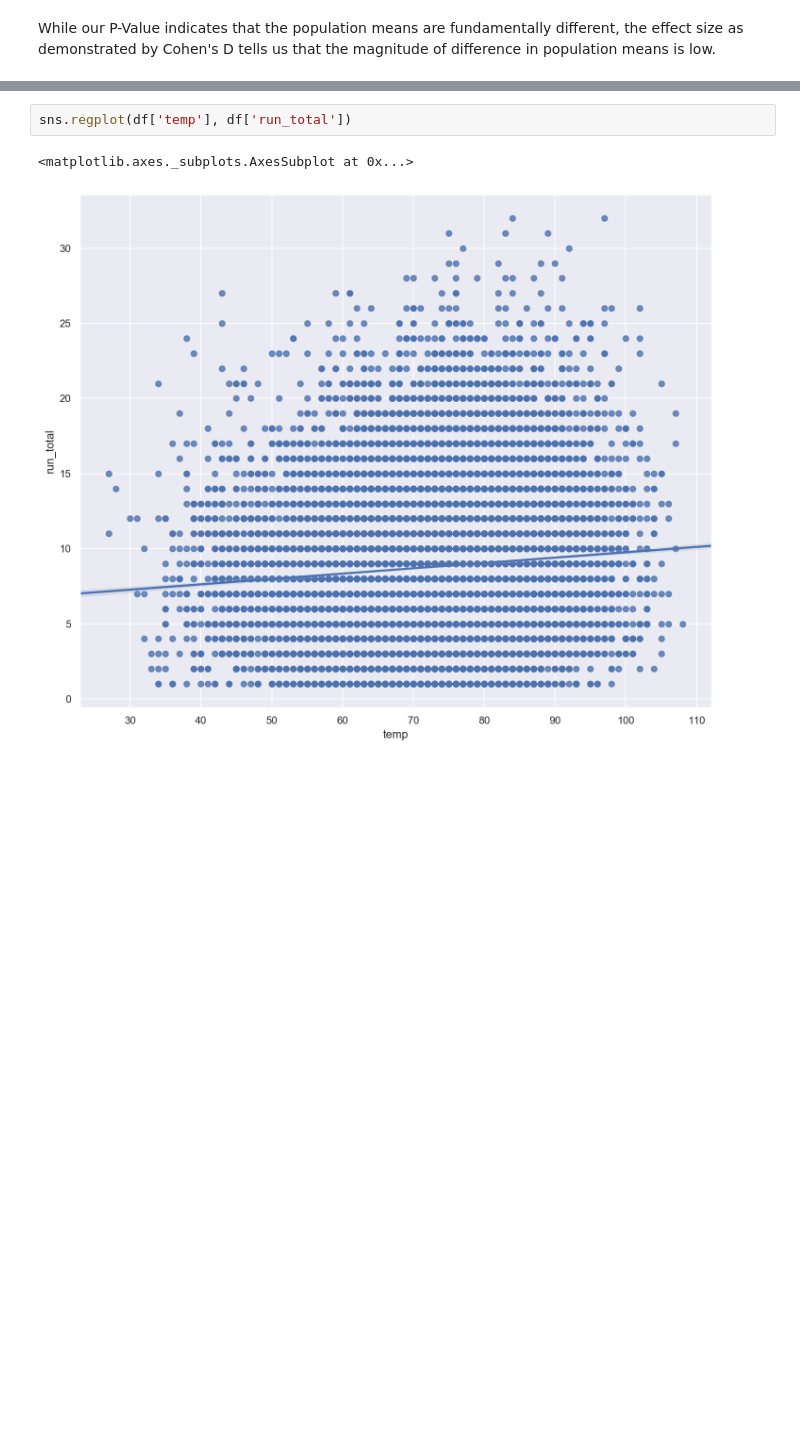
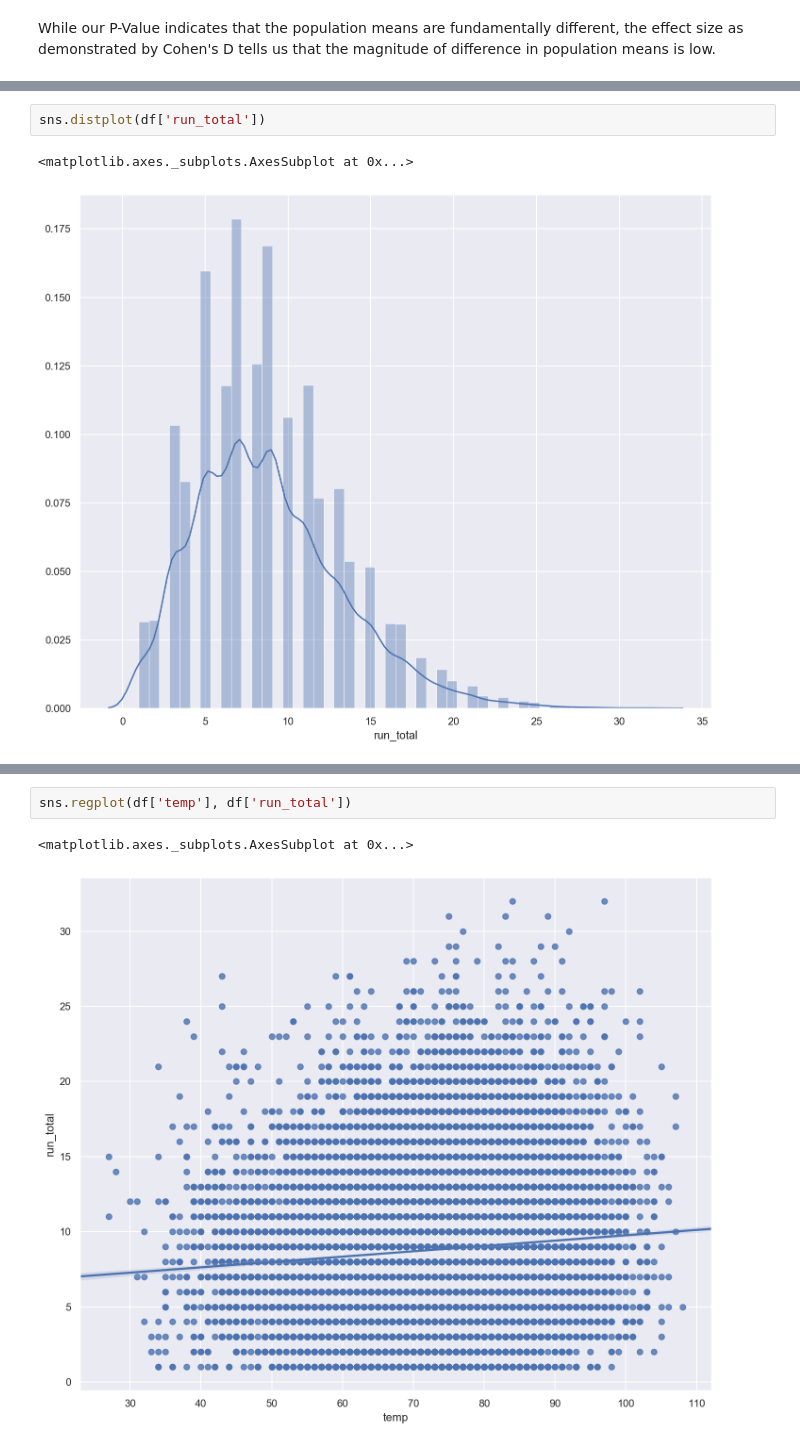
Before and after one commit to schlinkertc/MLB_Stats, a Jupyter notebook: analysis.ipynb, the cells around one changed output, grey strips where cells are left out. Cells and saved outputs as stored; diff of their text form; blank space fills up the shorter version.

```diff
--- a/analysis.ipynb
+++ b/analysis.ipynb
@@ -196,0 +160,5 @@ We opted to examine the effect of temperature instead. This required correlation
+# %%
+sns.distplot(df['run_total'])
+# %% [output]
+<matplotlib.axes._subplots.AxesSubplot at 0x...>
+[figure, added]
```
Also changed, not shown: parts of 40 cells of this notebook, 1 other file.
